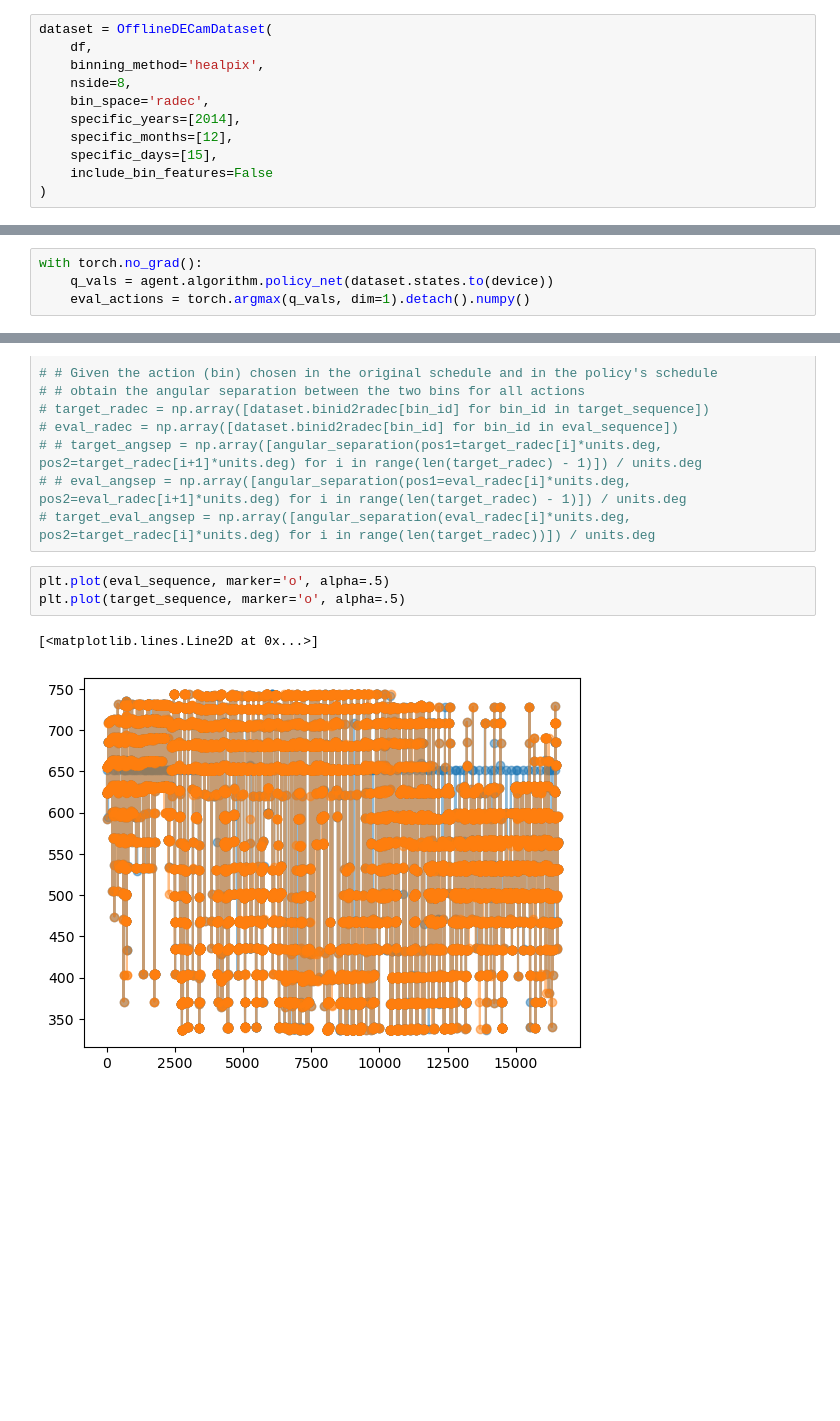
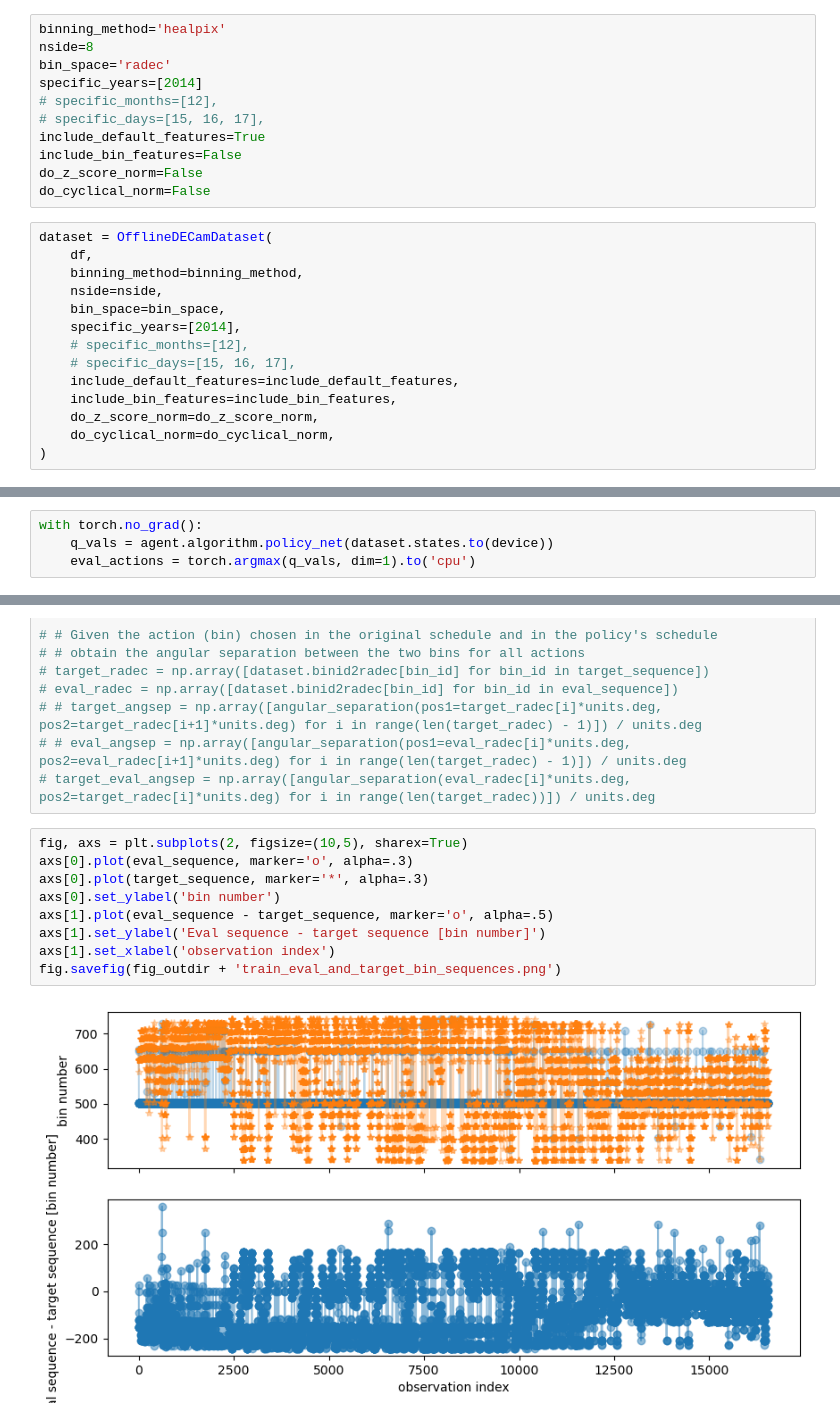
Before and after one commit to rachelhur/survey-ops, a Jupyter notebook: notebooks/v1-behaviroCloningAstrophysicalStates_wDithering.ipynb, the cells around one changed output, grey strips where cells are left out. Saved outputs shown, nothing was run; the diff lists cells and outputs as text; blank space fills up the shorter version.

```diff
--- a/notebooks/v1-behaviroCloningAstrophysicalStates_wDithering.ipynb
+++ b/notebooks/v1-behaviroCloningAstrophysicalStates_wDithering.ipynb
@@ -268,14 +268,28 @@ plt.scatter(one_tiling.ra, one_tiling.dec)
 [figure]
 # %% [markdown]
 # Instantiate the offline dataset choosing binning method (healpix vs uniform_grid)
+# %%
+binning_method='healpix'
+nside=8
+bin_space='radec'
+specific_years=[2014]
+# specific_months=[12],
+# specific_days=[15, 16, 17],
+include_default_features=True
+include_bin_features=False
+do_z_score_norm=False
+do_cyclical_norm=False
 # %%
 dataset = OfflineDECamDataset(
     df,
-    binning_method='healpix',
-    nside=8,
-    bin_space='radec',
+    binning_method=binning_method,
+    nside=nside,
+    bin_space=bin_space,
     specific_years=[2014],
-    specific_months=[12],
-    specific_days=[15],
-    include_bin_features=False
+    # specific_months=[12],
+    # specific_days=[15, 16, 17],
+    include_default_features=include_default_features,
+    include_bin_features=include_bin_features,
+    do_z_score_norm=do_z_score_norm,
+    do_cyclical_norm=do_cyclical_norm,
 )
@@ -444,4 +507,4 @@ Actually, instead of getting the trajectory, here we're just giving all of the o
 # %%
 with torch.no_grad():
     q_vals = agent.algorithm.policy_net(dataset.states.to(device))
-    eval_actions = torch.argmax(q_vals, dim=1).detach().numpy()
+    eval_actions = torch.argmax(q_vals, dim=1).to('cpu')
@@ -471,8 +532,13 @@ eval_sequence = eval_actions
 # # eval_angsep = np.array([angular_separation(pos1=eval_radec[i]*units.deg, pos2=eval_radec[i+1]*units.deg) for i in range(len(target_radec) - 1)]) / units.deg
 # target_eval_angsep = np.array([angular_separation(eval_radec[i]*units.deg, pos2=target_radec[i]*units.deg) for i in range(len(target_radec))]) / units.deg
 # %%
-plt.plot(eval_sequence, marker='o', alpha=.5)
-plt.plot(target_sequence, marker='o', alpha=.5)
+fig, axs = plt.subplots(2, figsize=(10,5), sharex=True)
+axs[0].plot(eval_sequence, marker='o', alpha=.3)
+axs[0].plot(target_sequence, marker='*', alpha=.3)
+axs[0].set_ylabel('bin number')
+axs[1].plot(eval_sequence - target_sequence, marker='o', alpha=.5)
+axs[1].set_ylabel('Eval sequence - target sequence [bin number]')
+axs[1].set_xlabel('observation index')
+fig.savefig(fig_outdir + 'train_eval_and_target_bin_sequences.png')
 # %% [output]
-[<matplotlib.lines.Line2D at 0x...>]
-[figure, old version]
+[figure, new version]
```
Also changed, not shown: parts of 23 cells of this notebook, 7 other files.
